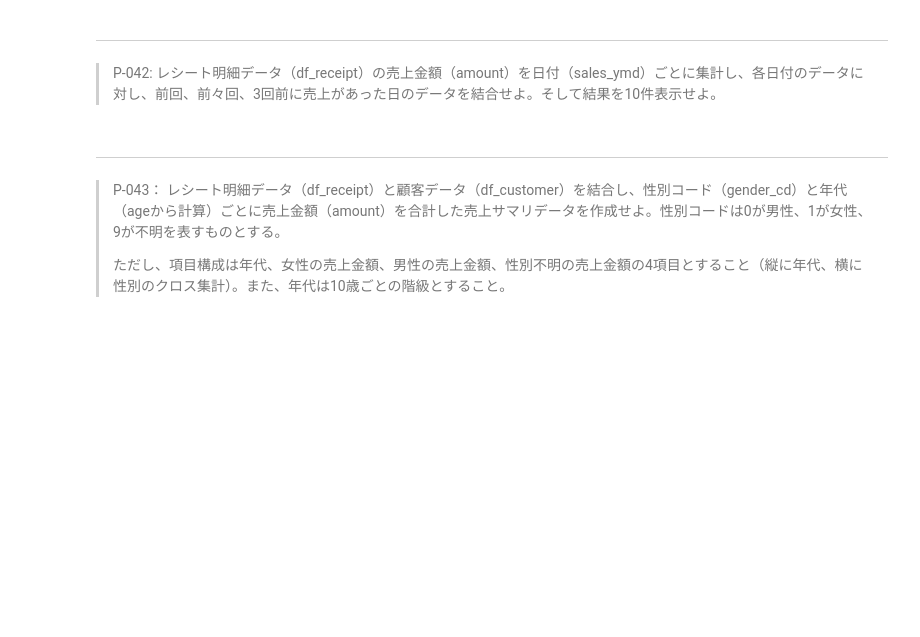
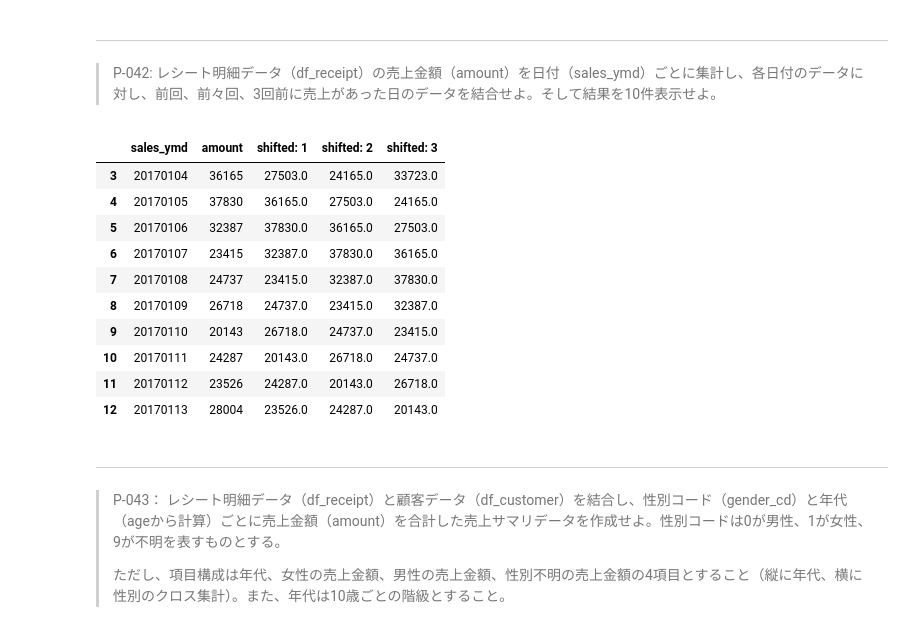
Before and after one commit to CHU1PC/data-science-100-knock, a Jupyter notebook: docker/work/preprocess_knock_Python.ipynb, the cells around one changed output. Saved outputs shown, nothing was run; the diff lists cells and outputs as text; code cells hidden in the pictures; blank space fills up the shorter version.

```diff
--- a/docker/work/preprocess_knock_Python.ipynb
+++ b/docker/work/preprocess_knock_Python.ipynb
@@ -696,6 +882,25 @@ Name: amount, dtype: float64
 # %% [markdown]
 ---
 > P-042: レシート明細データ（df_receipt）の売上金額（amount）を日付（sales_ymd）ごとに集計し、各日付のデータに対し、前回、前々回、3回前に売上があった日のデータを結合せよ。そして結果を10件表示せよ。
+# %%
+df1 = df_receipt.groupby("sales_ymd")["amount"].sum().reset_index()
+df_1 = df1.copy()
+for i in range(1, 4):
+    df_1[f"shifted: {i}"] = df1["amount"].shift(i)
+
+df_1.dropna(axis=0).head(10)
+# %% [output]
+|  | sales_ymd | amount | shifted: 1 | shifted: 2 | shifted: 3 |
+| 3 | 20170104 | 36165 | 27503.0 | 24165.0 | 33723.0 |
+| 4 | 20170105 | 37830 | 36165.0 | 27503.0 | 24165.0 |
+| 5 | 20170106 | 32387 | 37830.0 | 36165.0 | 27503.0 |
+| 6 | 20170107 | 23415 | 32387.0 | 37830.0 | 36165.0 |
+| 7 | 20170108 | 24737 | 23415.0 | 32387.0 | 37830.0 |
+| 8 | 20170109 | 26718 | 24737.0 | 23415.0 | 32387.0 |
+| 9 | 20170110 | 20143 | 26718.0 | 24737.0 | 23415.0 |
+| 10 | 20170111 | 24287 | 20143.0 | 26718.0 | 24737.0 |
+| 11 | 20170112 | 23526 | 24287.0 | 20143.0 | 26718.0 |
+| 12 | 20170113 | 28004 | 23526.0 | 24287.0 | 20143.0 |
 # %% [markdown]
 ---
 > P-043： レシート明細データ（df_receipt）と顧客データ（df_customer）を結合し、性別コード（gender_cd）と年代（ageから計算）ごとに売上金額（amount）を合計した売上サマリデータを作成せよ。性別コードは0が男性、1が女性、9が不明を表すものとする。
```
Also changed, not shown: parts of 34 cells of this notebook.
